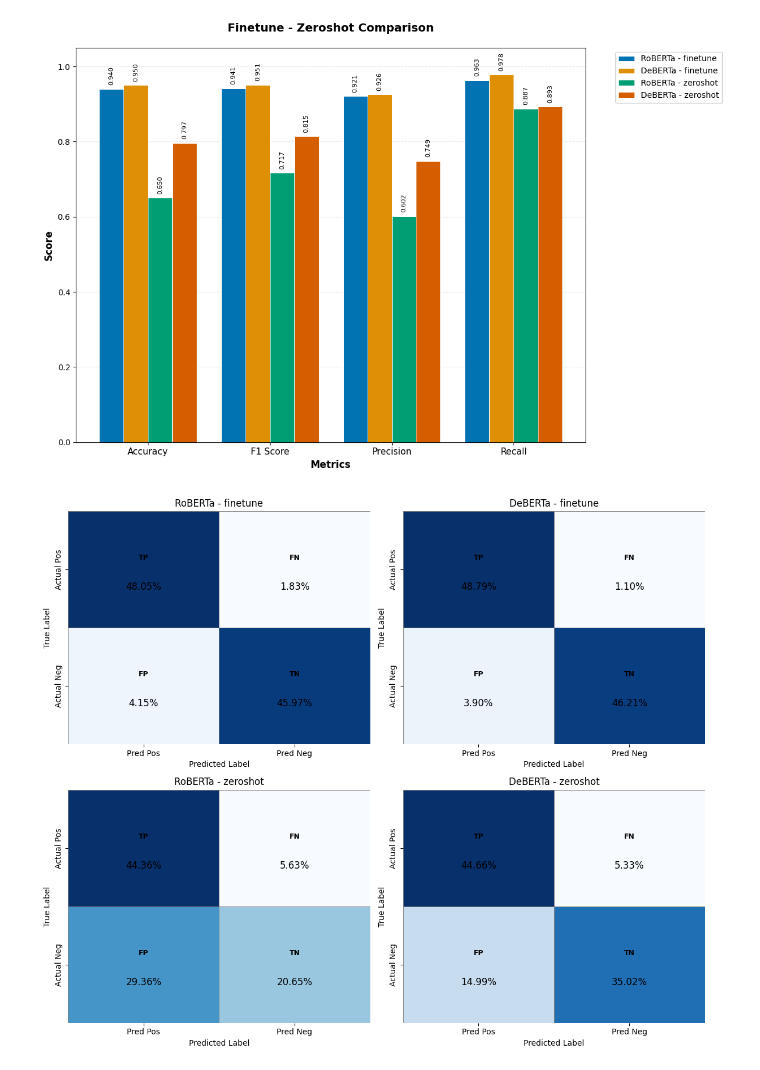
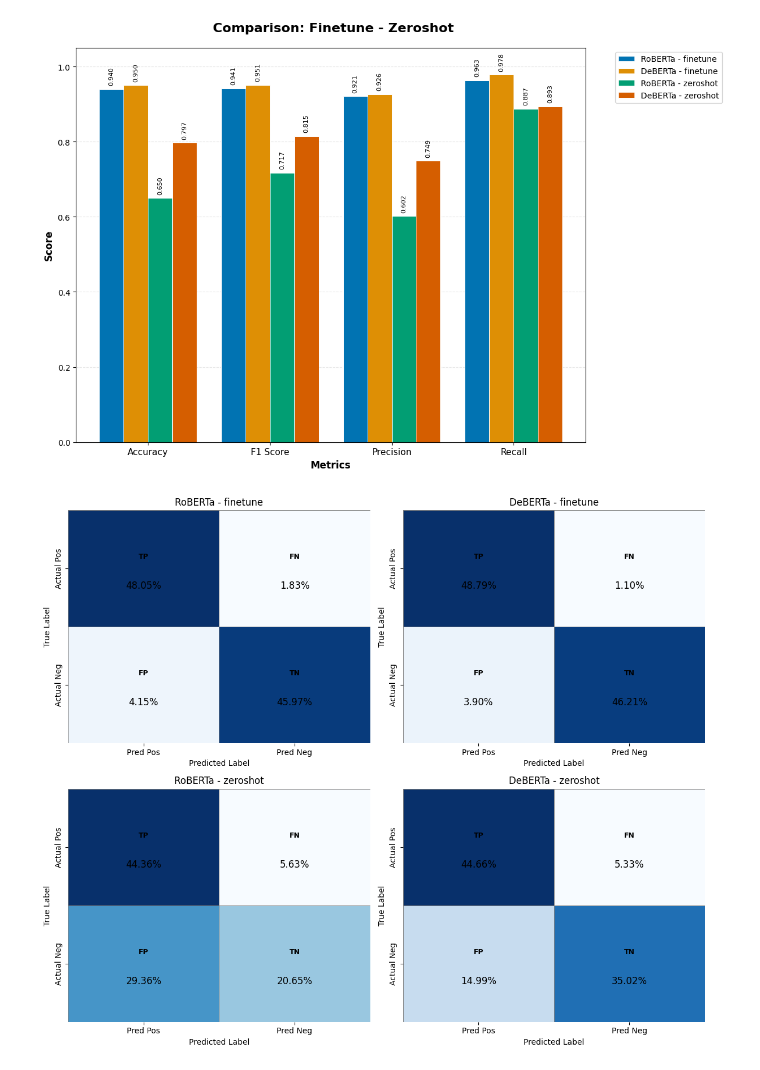
Before and after one commit to the5avage/car-website-scraping, a Jupyter notebook: src/06_evaluation/compare_zero_shot.ipynb, the cells around one changed output. Cells and saved outputs as stored; diff of their text form; code cells hidden in the pictures.

Commit message:
plots for model comparison

```diff
--- a/src/06_evaluation/compare_zero_shot.ipynb
+++ b/src/06_evaluation/compare_zero_shot.ipynb
@@ -31,35 +31,35 @@ width = 0.2
 for i, (model, color) in enumerate(zip(models, colors)):
     model_scores = scores[i]  # Each row in scores corresponds to one model
     ax.bar(x + i*width, model_scores, width, label=model, color=color,
            edgecolor='white', linewidth=0.7)
 
 # Customize the plot
 ax.set_xlabel('Metrics', fontsize=12, fontweight='bold')
 ax.set_ylabel('Score', fontsize=12, fontweight='bold')
-ax.set_title('Finetune - Zeroshot Comparison', fontsize=14, fontweight='bold', pad=20)
+ax.set_title(' Comparison: Finetune - Zeroshot', fontsize=16, fontweight='bold', pad=20)
 ax.set_xticks(x + width * 1.5)
 ax.set_xticklabels(metrics, fontsize=11)
 ax.set_ylim(0, 1.05)
 
 # Add grid for better readability
 ax.grid(axis='y', alpha=0.3, linestyle='--')
 ax.set_axisbelow(True)
 
 # Customize legend
 ax.legend(bbox_to_anchor=(1.05, 1), loc='upper left', fontsize=10)
 
 # Add value labels on bars (optional - remove if too cluttered)
 for i, (model, color) in enumerate(zip(models, colors)):
     model_scores = scores[i]  # Each row in scores corresponds to one model
     for j, score in enumerate(model_scores):
         ax.text(j + i*width, score + 0.01, f'{score:.3f}',
                 ha='center', va='bottom', fontsize=8, rotation=90)
 
 # Improve layout
 plt.tight_layout()
 plt.show()
 # %% [output]
-[figure, old version]
+[figure, new version]
 # %%
 # Confusion matrix labels
 cell_labels = [["TP", "FN"], ["FP", "TN"]]
```
Also changed, not shown: 1 other file.
